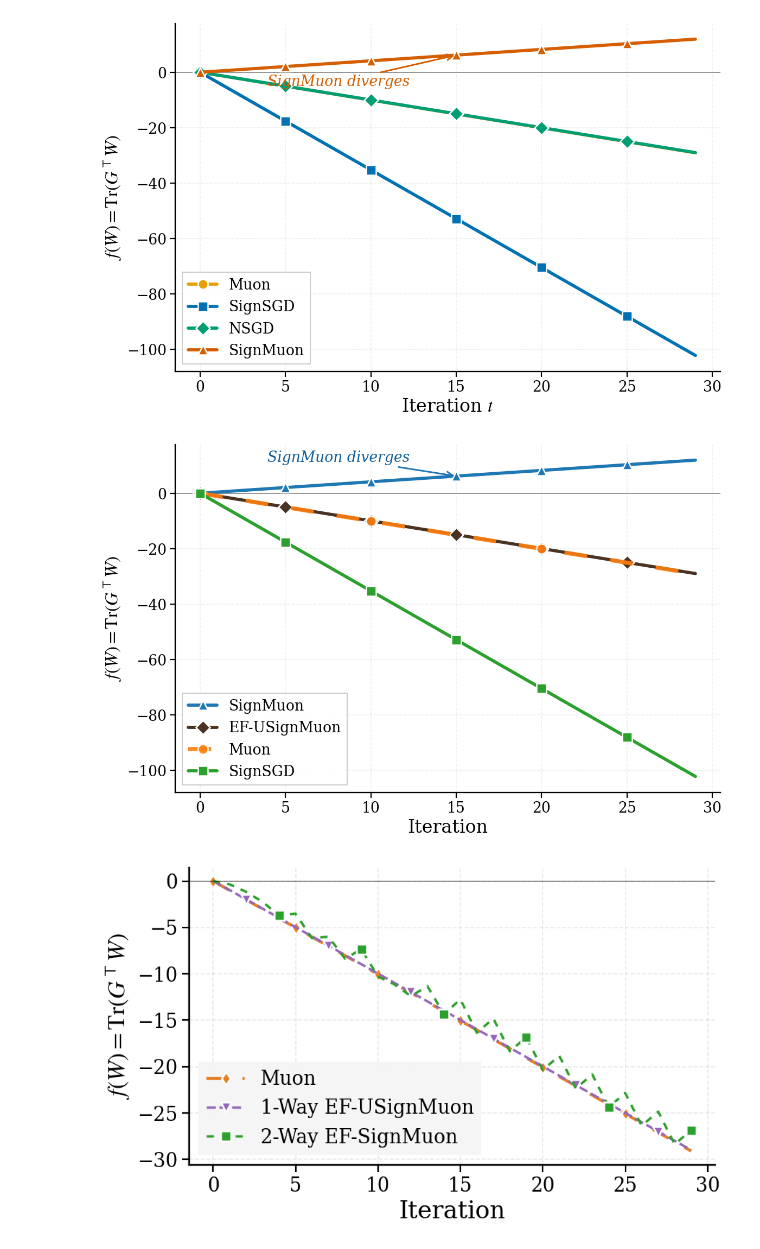
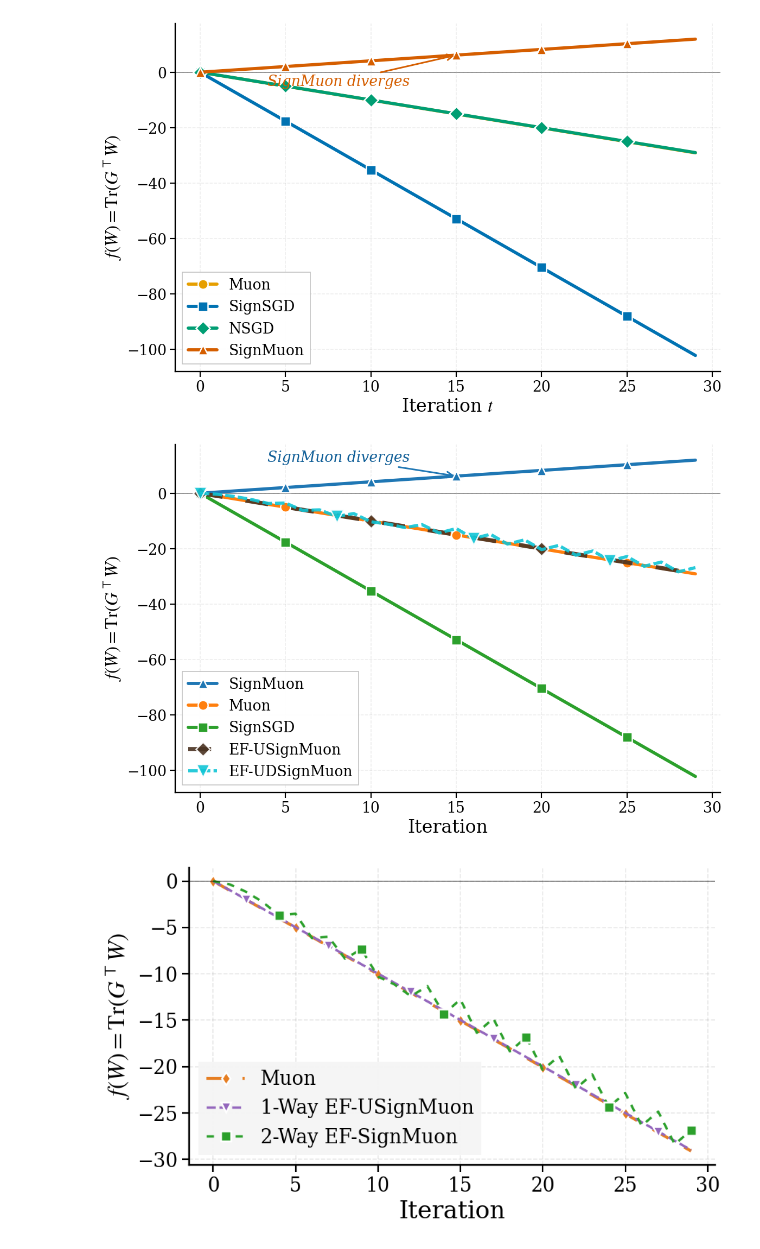
Before and after one commit to intsystems/2026-Project-203, a Jupyter notebook: code/plot_SignMuonCounterexample_1.ipynb, the cells around one changed output. Saved outputs shown, nothing was run; the diff lists cells and outputs as text; code cells hidden in the pictures.

Commit message:
Code for EF-UDSignMuon

```diff
--- a/code/plot_SignMuonCounterexample_1.ipynb
+++ b/code/plot_SignMuonCounterexample_1.ipynb
@@ -166,8 +166,52 @@ def make_ef_signmuon():
         return U @ Vt
     return update
 
+
+def get_bidirectional_ef_signmuon(lr=1e-3):
+    """
+    2-Way (Bidirectional) EF-USignMuon mapping to Algorithm 1.
+    Compresses both the gradient (uplink) and the model update (downlink).
+    """
+    state = {
+        'g': np.zeros((4, 4)),  # Server's gradient estimator
+        'X': np.zeros((4, 4)),  # Server's true (uncompressed) model
+        'W': np.zeros((4, 4))   # Synchronized model shift
+    }
+
+    def update(G_client):
+        # --- UPLINK (Client to Server) ---
+        # 1. Compress gradient residual
+        delta_g = G_client - state['g']
+        R = np.sign(delta_g) * np.mean(np.abs(delta_g))
+
+        # 2. Server updates gradient estimator
+        state['g'] = state['g'] + R
+
+        # --- SERVER UPDATE ---
+        # 3. Server computes true LMO (Muon) step using estimator
+        U, _, Vt = np.linalg.svd(state['g'], full_matrices=False)
+        LMO_step = U @ Vt
+
+        # 4. Server updates its underlying full-precision model
+        state['X'] = state['X'] - lr * LMO_step
+
+        # --- DOWNLINK (Server to Client) ---
+        # 5. Server compresses the model residual (EF21-P mechanism)
+        delta_W = state['X'] - state['W']
+        S = np.sign(delta_W) * np.mean(np.abs(delta_W))
+
+        # 6. Both Server and Client update the synchronized model W
+        state['W'] = state['W'] + S
+
+        # Because the outer loop is `W = W - lr * return_value`,
+        # we return `-S / lr` so the client mathematically executes `W = W + S`.
+        return -S / lr
+
+    return update
+
 optimizers = {
     "EF-USignMuon": make_ef_signmuon(),
+    "EF-UDSignMuon": get_bidirectional_ef_signmuon(1e-3),
     "SignSGD":     sign_sgd_update,
     "Muon":        muon_update,
     "SignMuon":    sign_muon_update,
@@ -185,44 +229,51 @@ for name, fn in optimizers.items():
 # --- figure (SignMuon diverges, EF-USignMuon / Muon / SignSGD descend) ---
 styles = {
     "SignMuon":    ("#1f77b4", "^"),
-    "EF-USignMuon": ("#4A3322", "D"),
     "Muon":        ("#ff7f0e", "o"),
     "SignSGD":     ("#2ca02c", "s"),
+    "EF-USignMuon":  ("#4A3322", "D"),
+    # "EF-UDSignMuon": ("#b66dfb", "v"),
+     "EF-UDSignMuon": ("#10C5D5", "v"),
 }
 
 fig, ax = plt.subplots(figsize=(10, 6.5))
 for name, (color, marker) in styles.items():
-    if name == "Muon":
+    if name == "EF-USignMuon":
         ax.plot(func_vals[name], label=name, color=color, linestyle= (0, (5.5, 5.6)), alpha=0.9,
             linewidth=4.6, marker=marker, markersize=11, markerfacecolor=color,
             markeredgecolor="white", markeredgewidth=1.5, markevery=10,
+            solid_capstyle="round", zorder=3)
+    elif name == "EF-UDSignMuon":
+        ax.plot(func_vals[name], label=name, color=color, linestyle= (0, (3, 1)), alpha=0.9,
+            linewidth=3.5, marker=marker, markersize=14, markerfacecolor=color,
+            markeredgecolor="white", markeredgewidth=1.5, markevery=8,
             solid_capstyle="round", zorder=3)
     else:
         ax.plot(func_vals[name], label=name, color=color, linestyle="-",
                 linewidth=3.5, marker=marker, markersize=11, markerfacecolor=color,
                 markeredgecolor="white", markeredgewidth=1.5, markevery=5,
                 solid_capstyle="round", zorder=3)
 
 ax.set_xlabel(r"Iteration", fontsize=20)
 ax.set_ylabel(r"$f(W) = \mathrm{Tr}(G^\top W)$", fontsize=20)
 ax.axhline(0, color="black", linewidth=1.0, linestyle="-", alpha=0.5, zorder=1)
 ax.tick_params(axis="both", labelsize=16, length=6, width=1.3)
 ax.grid(True, linestyle="--", linewidth=0.9, alpha=0.25, zorder=0)
 
 div_step = 15
 ax.annotate("SignMuon diverges",
             xy=(div_step, func_vals["SignMuon"][div_step]),
             xytext=(0.30, 0.95), textcoords="axes fraction",
             color="#0f5e97", fontstyle="italic", ha="center", fontsize=16,
             arrowprops=dict(arrowstyle="->", color="#1f77b4", lw=1.8))
 
 ax.legend(loc="lower left", fontsize=16, frameon=True, framealpha=0.95, edgecolor="0.75")
 fig.tight_layout()
 plt.savefig("im_dif/signmuon_divergence_ef.pdf", bbox_inches="tight")
 plt.savefig("im_dif/signmuon_divergence_ef.png", bbox_inches="tight")
 plt.show()
 # %% [output]
-[figure, old version]
+[figure, new version]
 # %%
 import numpy as np
 import matplotlib.pyplot as plt
```
Also changed, not shown: 6 other files.
